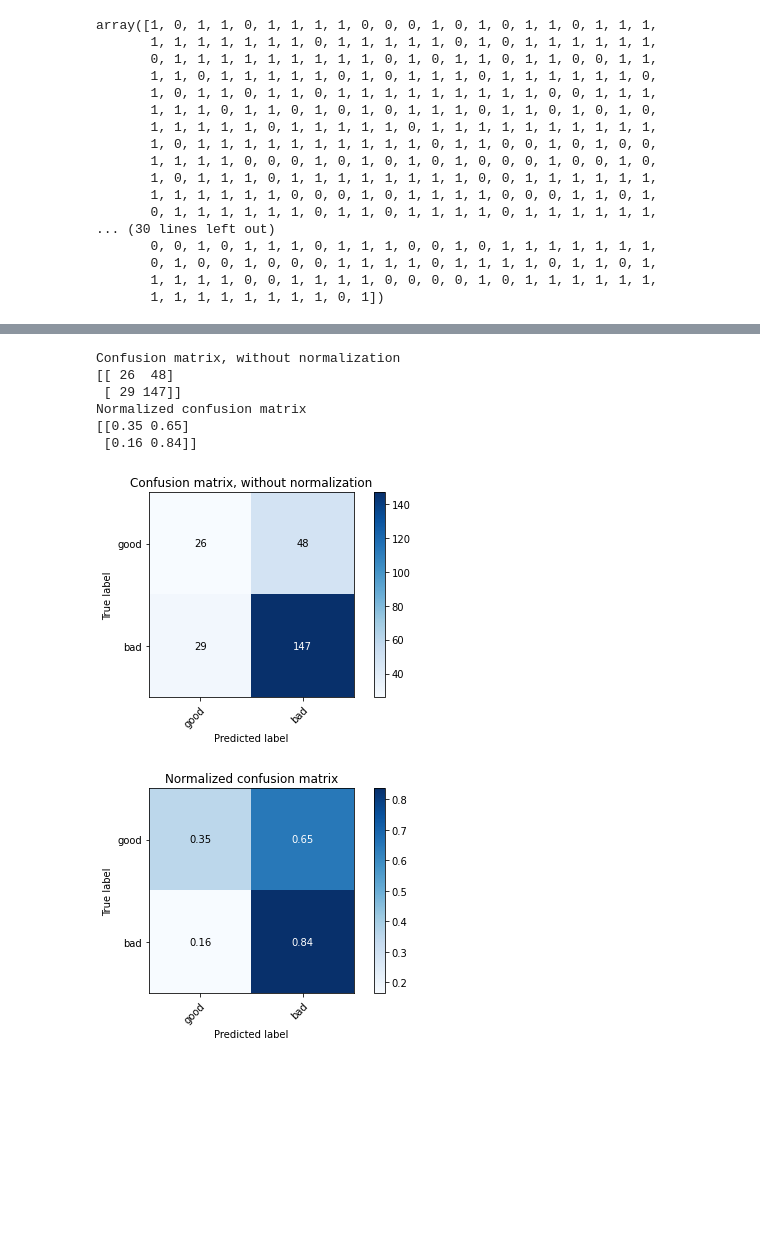
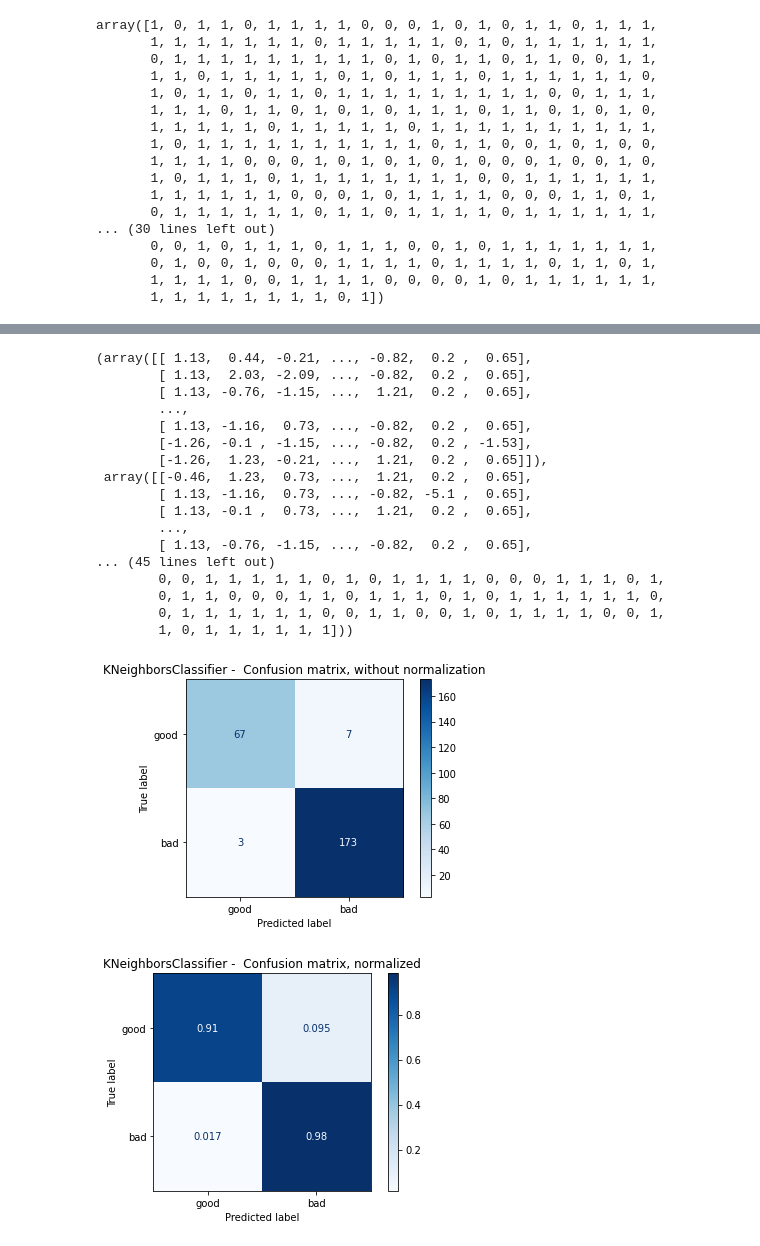
Before and after one commit to valuedriven/dataanalysis, a Jupyter notebook: trabalho_final/trabalho_final.ipynb, the cells around one changed output, grey strips where cells are left out. Cells and saved outputs as stored; diff of their text form; code cells hidden in the pictures; blank space fills up the shorter version.

```diff
--- a/trabalho_final/trabalho_final.ipynb
+++ b/trabalho_final/trabalho_final.ipynb
@@ -58,9 +59,9 @@ df
 
 from sklearn.preprocessing import LabelEncoder
 encoder = LabelEncoder()
-# categories = risk_dataset.target.unique()
-# encoder.fit(categories)
-target = encoder.fit_transform(risk_dataset.target)
+categories = risk_dataset.target.unique()
+encoder.fit(categories)
+target = encoder.transform(risk_dataset.target)
 target
 # %% [output]
 array([1, 0, 1, 1, 0, 1, 1, 1, 1, 0, 0, 0, 1, 0, 1, 0, 1, 1, 0, 1, 1, 1,
@@ -130,8 +115,9 @@ df
 from sklearn.neighbors import KNeighborsClassifier
 from sklearn.model_selection import GridSearchCV
 
-clf = KNeighborsClassifier(n_neighbors=5)
-knn = GridSearchCV(clf,{'n_neighbors':range(1,9)},cv=30)
+clf = KNeighborsClassifier()
+parameters = {'n_neighbors':range(1,9)}
+knn = GridSearchCV(clf,parameters,cv=30)
 knn.fit(data,target)
 print(knn.score(data,target))
 print(knn.best_params_)
@@ -141,5 +127,5 @@ print(knn.best_params_)
 # %%
-clf = KNeighborsClassifier(n_neighbors=5)
+clf = KNeighborsClassifier(n_neighbors=6)
 clf.fit(data,target)
 print(clf.score(data,target))
 print(clf.predict_proba(data))
@@ -157,5 +143,23 @@ import numpy as np
 from sklearn.model_selection import train_test_split
 X_train, X_test, y_train, y_test = train_test_split(data, target, random_state=0)
 X_train, X_test, y_train, y_test
+# %% [output]
+(array([[ 1.13,  0.44, -0.21, ..., -0.82,  0.2 ,  0.65],
+        [ 1.13,  2.03, -2.09, ..., -0.82,  0.2 ,  0.65],
+        [ 1.13, -0.76, -1.15, ...,  1.21,  0.2 ,  0.65],
+        ...,
+        [ 1.13, -1.16,  0.73, ..., -0.82,  0.2 ,  0.65],
+        [-1.26, -0.1 , -1.15, ..., -0.82,  0.2 , -1.53],
+        [-1.26,  1.23, -0.21, ...,  1.21,  0.2 ,  0.65]]),
+ array([[-0.46,  1.23,  0.73, ...,  1.21,  0.2 ,  0.65],
+        [ 1.13, -1.16,  0.73, ..., -0.82, -5.1 ,  0.65],
+        [ 1.13, -0.1 ,  0.73, ...,  1.21,  0.2 ,  0.65],
+        ...,
+        [ 1.13, -0.76, -1.15, ..., -0.82,  0.2 ,  0.65],
+... (45 lines left out)
+        0, 0, 1, 1, 1, 1, 1, 0, 1, 0, 1, 1, 1, 1, 0, 0, 0, 1, 1, 1, 0, 1,
+        0, 1, 1, 0, 0, 0, 1, 1, 0, 1, 1, 1, 0, 1, 0, 1, 1, 1, 1, 1, 1, 0,
+        0, 1, 1, 1, 1, 1, 1, 0, 0, 1, 1, 0, 0, 1, 0, 1, 1, 1, 1, 0, 0, 1,
+        1, 0, 1, 1, 1, 1, 1, 1]))
 # %%
 y_pred = clf.fit(X_train, y_train).predict(X_test)
@@ -218,25 +166,23 @@ def plot_confusion_matrix(y_true, y_pred, classes,
-# %%
-class_names = risk_dataset.target.unique()
-
-np.set_printoptions(precision=2)
-
-# Plot non-normalized confusion matrix
-plot_confusion_matrix(y_test, y_pred, classes=class_names,
-                      title='Confusion matrix, without normalization')
-
-# Plot normalized confusion matrix
-plot_confusion_matrix(y_test, y_pred, classes=class_names, normalize=True,
-                      title='Normalized confusion matrix')
-
-plt.show()
-# %% [output]
-Confusion matrix, without normalization
-[[ 26  48]
- [ 29 147]]
-Normalized confusion matrix
-[[0.35 0.65]
- [0.16 0.84]]
-[figure, removed]
-[figure, removed]
+# %%
+# Parâmetros gerais para ConfusionMatrixDisplay
+
+import matplotlib.pyplot as plt
+from sklearn.metrics import ConfusionMatrixDisplay
+
+class_names = risk_dataset.target.unique()
+color_map = plt.cm.Blues
+options = [
+    ("Confusion matrix, without normalization", None),
+    ("Confusion matrix, normalized", "true"),
+]
+# %%
+method = 'KNeighborsClassifier'
+for title, normalize in options:
+    disp = ConfusionMatrixDisplay.from_predictions(y_test, y_pred, display_labels=class_names,normalize=normalize,cmap=color_map)
+    disp.ax_.set_title(method+' -  '+title)
+plt.show()
+# %% [output]
+[figure, added]
+[figure, added]
 # %%
 from sklearn.discriminant_analysis import LinearDiscriminantAnalysis
```
Also changed, not shown: parts of 20 cells of this notebook.
